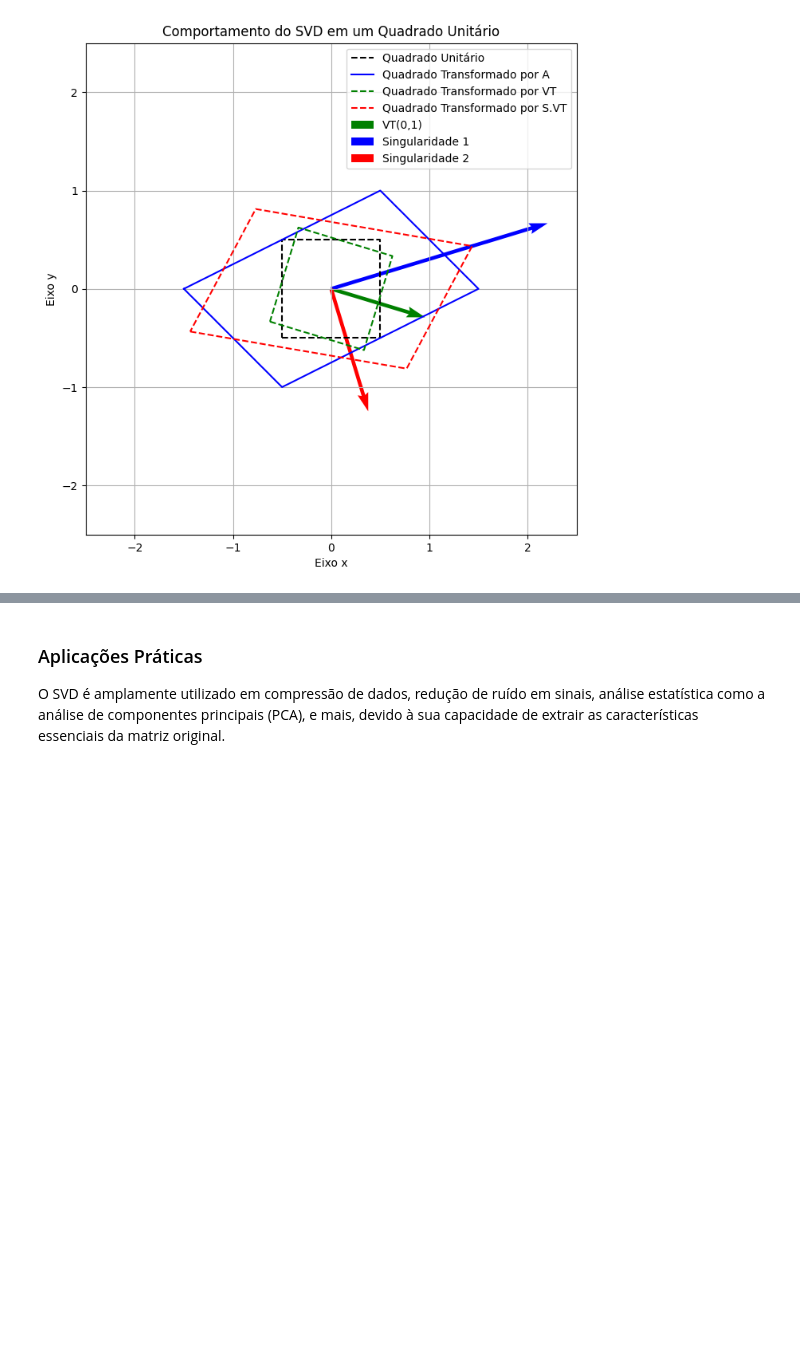
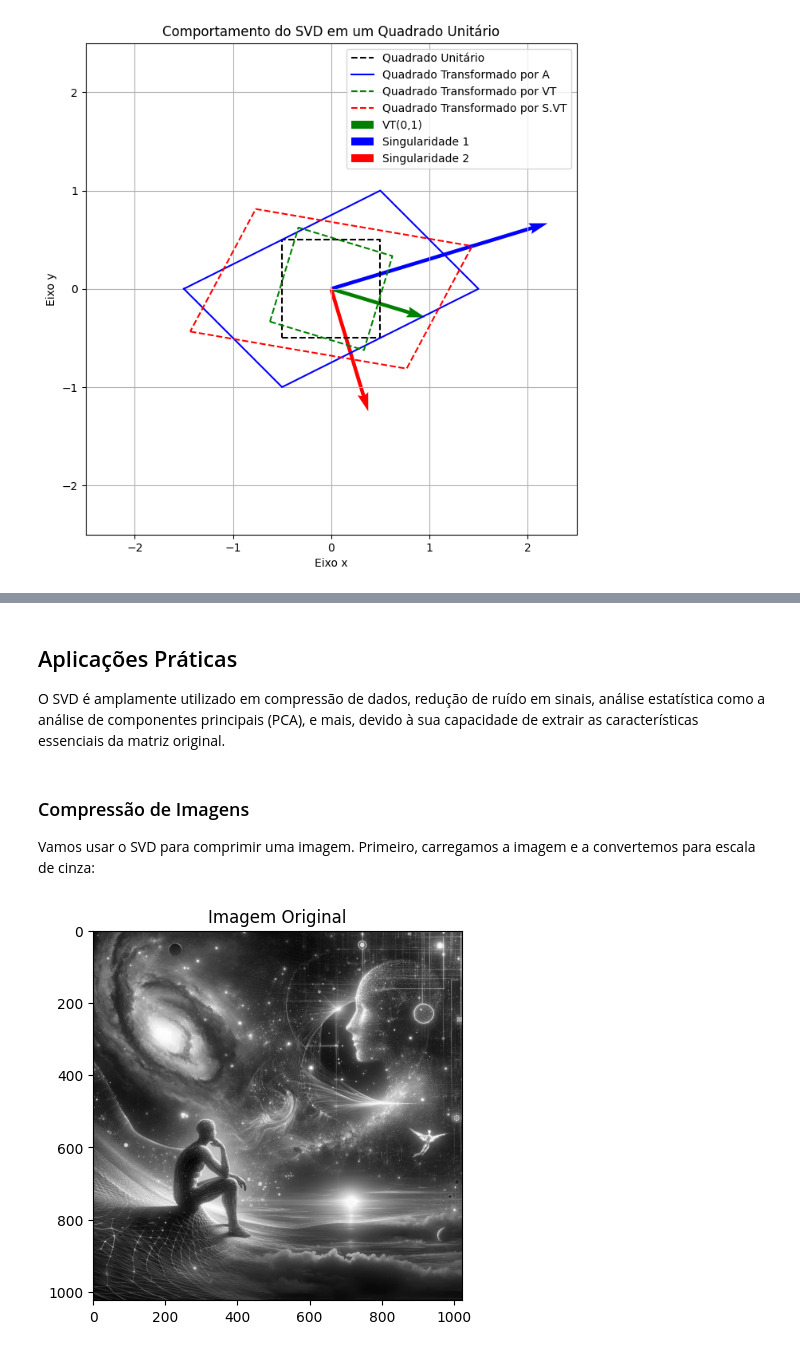
Before and after one commit to JunioCesarFerreira/SVD-Demystified, a Jupyter notebook: notebook.ipynb, the cells around one changed output, grey strips where cells are left out. Saved outputs shown, nothing was run; the diff lists cells and outputs as text; code cells hidden in the pictures; blank space fills up the shorter version.

```diff
--- a/notebook.ipynb
+++ b/notebook.ipynb
@@ -458,4 +471,22 @@ plt.show()
 # %% [markdown]
-### Aplicações Práticas
+## Aplicações Práticas
 
 O SVD é amplamente utilizado em compressão de dados, redução de ruído em sinais, análise estatística como a análise de componentes principais (PCA), e mais, devido à sua capacidade de extrair as características essenciais da matriz original.
+# %% [markdown]
+### Compressão de Imagens
+
+Vamos usar o SVD para comprimir uma imagem. Primeiro, carregamos a imagem e a convertemos para escala de cinza:
+# %%
+import numpy as np
+import matplotlib.pyplot as plt
+from skimage import io, color
+
+# Carregar a imagem
+image = io.imread('image.jpg')
+gray_image = color.rgb2gray(image)
+
+plt.imshow(gray_image, cmap='gray')
+plt.title("Imagem Original")
+plt.show()
+# %% [output]
+[figure, added]
```
Also changed, not shown: parts of 16 cells of this notebook, 2 other files.
